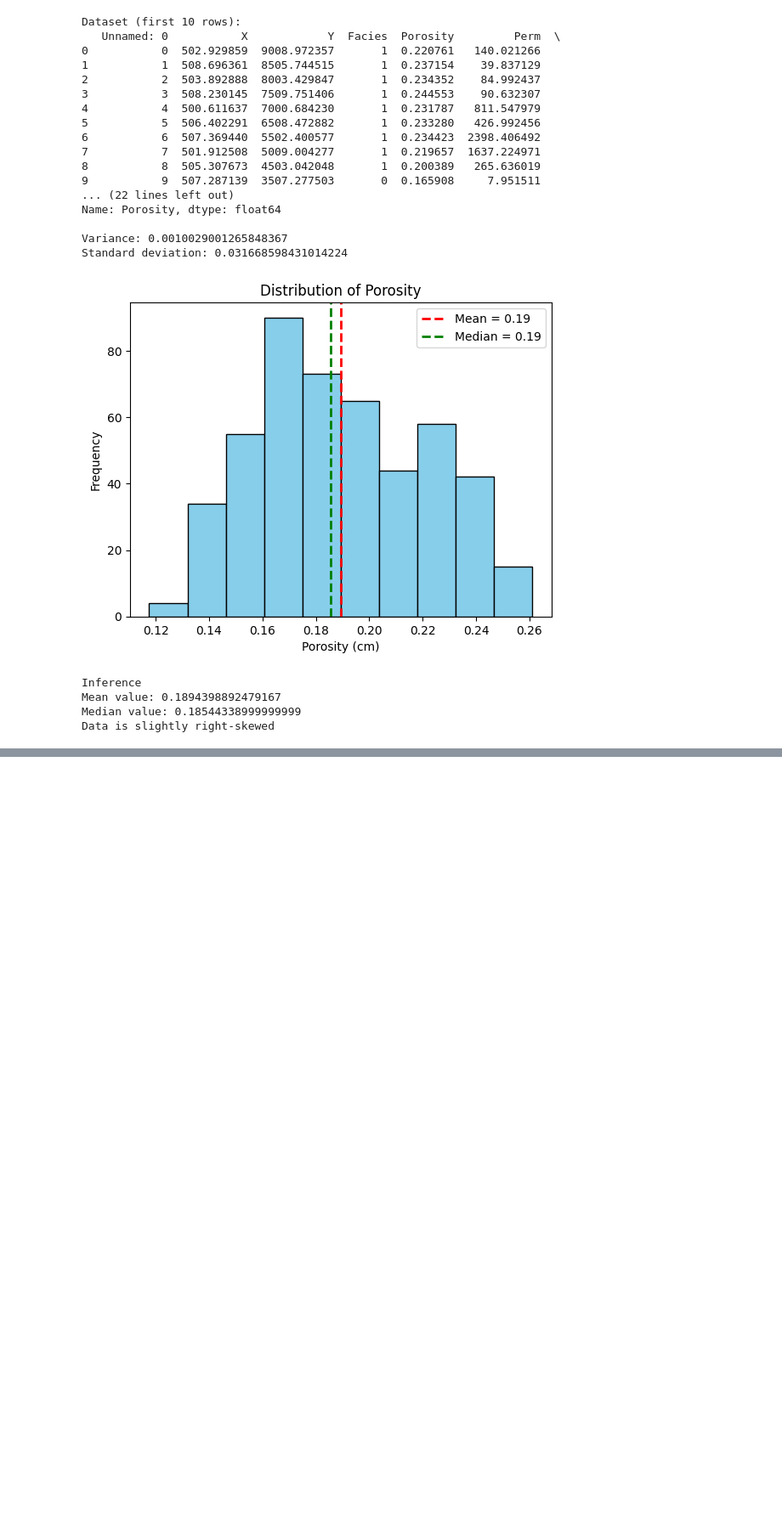
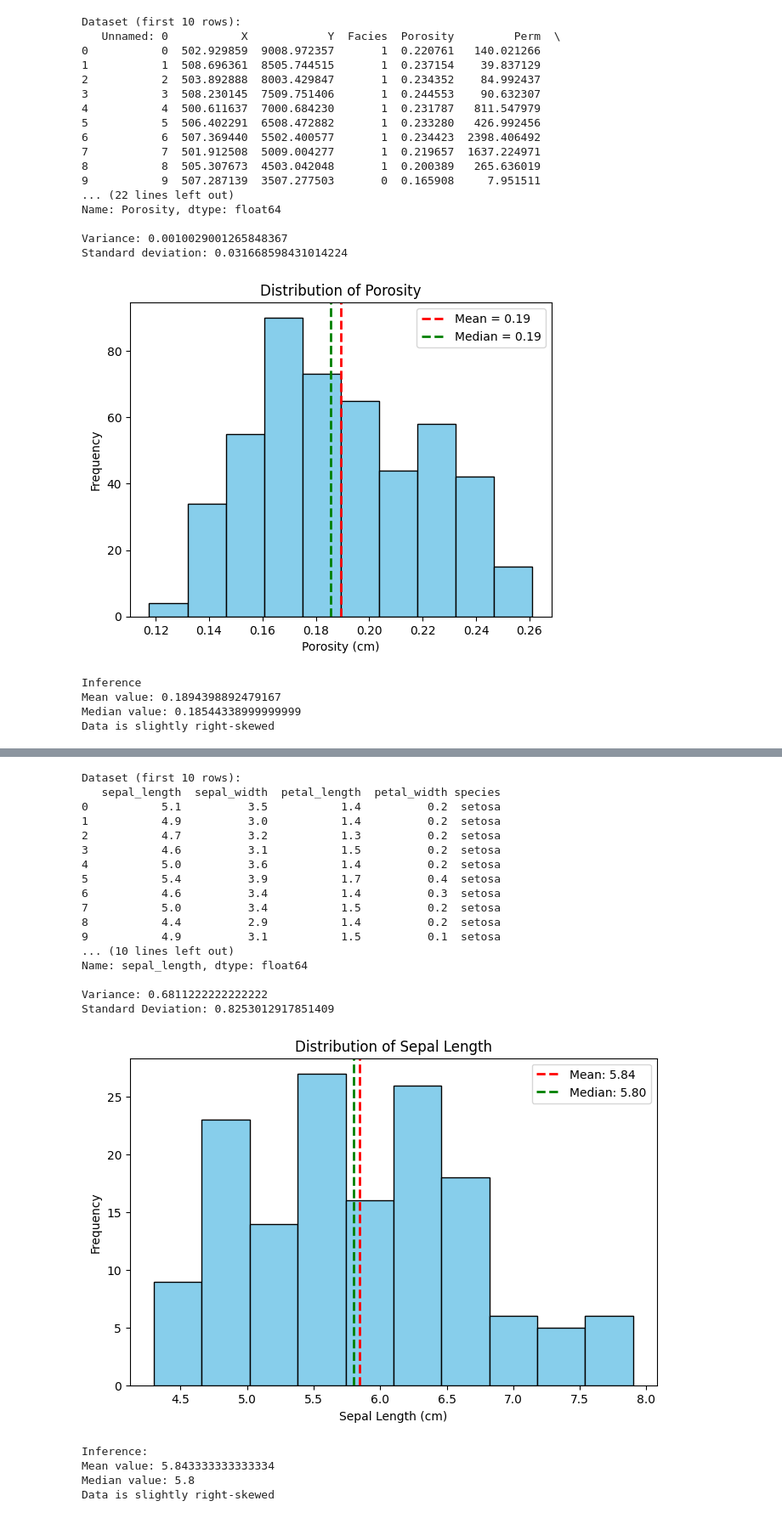
Before and after one commit to safiyaruhi/2025-2026-Even--AI-DS-safiya-ruhi-4073-, a Jupyter notebook: week_3(17_02_26).ipynb, the cells around one changed output, grey strips where cells are left out. Shown at 85% size. Saved outputs shown, nothing was run; the diff lists cells and outputs as text; code cells hidden in the pictures; blank space fills up the shorter version.

```diff
--- a/week_3(17_02_26).ipynb
+++ b/week_3(17_02_26).ipynb
@@ -113,0 +188,77 @@ Data is slightly right-skewed
+# %%
+# Import libraries
+import pandas as pd
+import numpy as np
+import matplotlib.pyplot as plt
+
+# Load Iris dataset (working public CSV link)
+url = "https://raw.githubusercontent.com/mwaskom/seaborn-data/master/iris.csv"
+df = pd.read_csv(url)
+
+print("Dataset (first 10 rows):")
+print(df.head(10))
+
+# Select the sepal length column
+data = df["sepal_length"]
+
+print("\nSummary Statistics:")
+print(data.describe())
+
+print("\nVariance:", np.var(data))
+print("Standard Deviation:", np.std(data))
+
+# Plot histogram
+plt.figure(figsize=(8,5))
+plt.hist(data, bins=10, color='skyblue', edgecolor='black')
+
+# Mean line
+plt.axvline(np.mean(data), color='red', linestyle='dashed',
+            linewidth=2, label=f"Mean: {np.mean(data):.2f}")
+
+# Median line
+plt.axvline(np.median(data), color='green', linestyle='dashed',
+            linewidth=2, label=f"Median: {np.median(data):.2f}")
+
+plt.xlabel("Sepal Length (cm)")
+plt.ylabel("Frequency")
+plt.title("Distribution of Sepal Length")
+plt.legend()
+plt.show()
+
+# Skewness inference
+mean_value = np.mean(data)
+median_value = np.median(data)
+
+print("\nInference:")
+print("Mean value:", mean_value)
+print("Median value:", median_value)
+
+if mean_value > median_value:
+    print("Data is slightly right-skewed")
+elif mean_value < median_value:
+    print("Data is slightly left-skewed")
+else:
+    print("Data is symmetric")
+# %% [output]
+Dataset (first 10 rows):
+   sepal_length  sepal_width  petal_length  petal_width species
+0           5.1          3.5           1.4          0.2  setosa
+1           4.9          3.0           1.4          0.2  setosa
+2           4.7          3.2           1.3          0.2  setosa
+3           4.6          3.1           1.5          0.2  setosa
+4           5.0          3.6           1.4          0.2  setosa
+5           5.4          3.9           1.7          0.4  setosa
+6           4.6          3.4           1.4          0.3  setosa
+7           5.0          3.4           1.5          0.2  setosa
+8           4.4          2.9           1.4          0.2  setosa
+9           4.9          3.1           1.5          0.1  setosa
+... (10 lines left out)
+Name: sepal_length, dtype: float64
+
+Variance: 0.6811222222222222
+Standard Deviation: 0.8253012917851409
+[figure, added]
+Inference:
+Mean value: 5.843333333333334
+Median value: 5.8
+Data is slightly right-skewed
```
Also changed, not shown: parts of 1 cell of this notebook.
